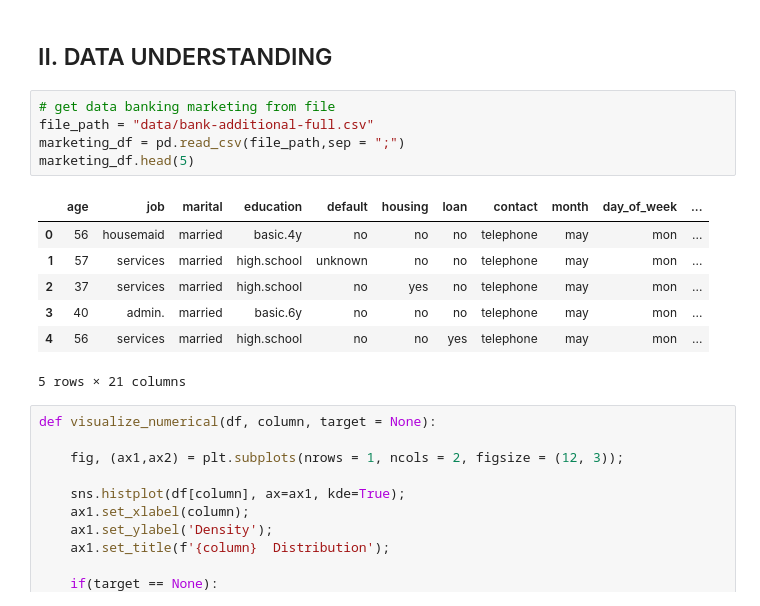
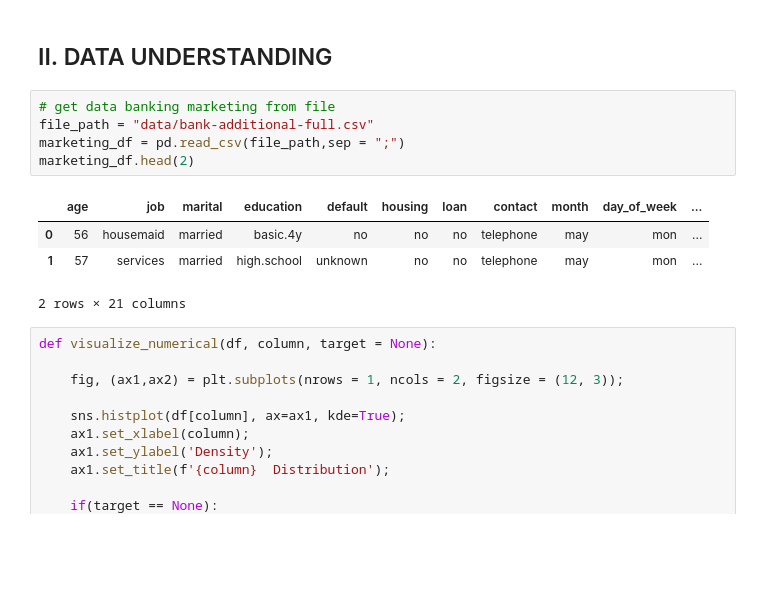
Before and after one commit to ngttnguyen/my-atom-fair, a Jupyter notebook: Nguyen_Bank_Marketing_Modeling.ipynb, the cells around one changed output. Cells and saved outputs as stored; diff of their text form; blank space fills up the shorter version.

```diff
--- a/Nguyen_Bank_Marketing_Modeling.ipynb
+++ b/Nguyen_Bank_Marketing_Modeling.ipynb
@@ -51,16 +74,13 @@ There are several missing values in some categorical attributes, all coded with
 # %%
 # get data banking marketing from file
 file_path = "data/bank-additional-full.csv"
 marketing_df = pd.read_csv(file_path,sep = ";")
-marketing_df.head(5)
+marketing_df.head(2)
 # %% [output]
 |  | age | job | marital | education | default | housing | loan | contact | month | day_of_week | ... |
 | 0 | 56 | housemaid | married | basic.4y | no | no | no | telephone | may | mon | ... |
 | 1 | 57 | services | married | high.school | unknown | no | no | telephone | may | mon | ... |
-| 2 | 37 | services | married | high.school | no | yes | no | telephone | may | mon | ... |
-| 3 | 40 | admin. | married | basic.6y | no | no | no | telephone | may | mon | ... |
-| 4 | 56 | services | married | high.school | no | no | yes | telephone | may | mon | ... |
-5 rows × 21 columns
+2 rows × 21 columns
 # %%
 def visualize_numerical(df, column, target = None):
 
```
Also changed, not shown: parts of 57 cells of this notebook.
